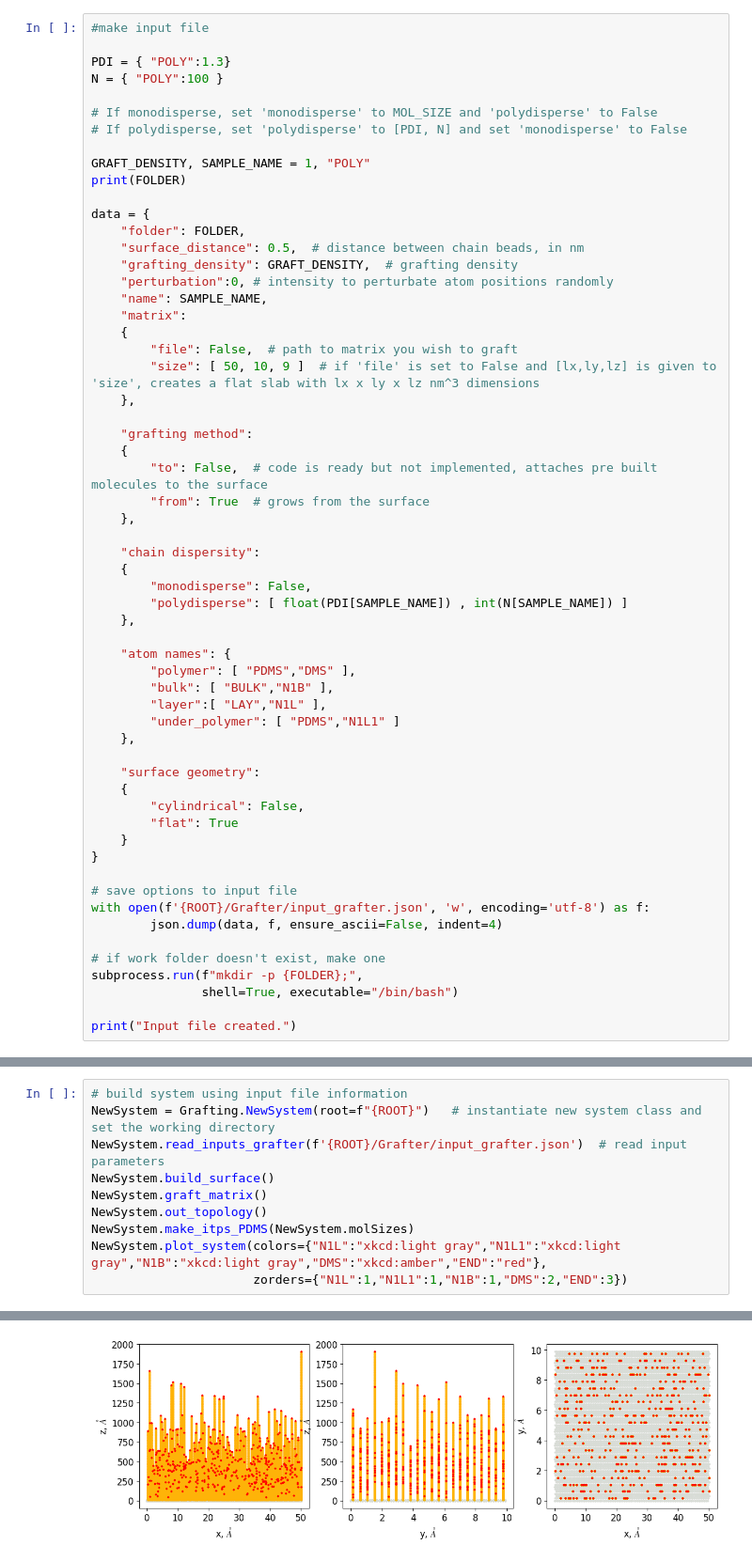
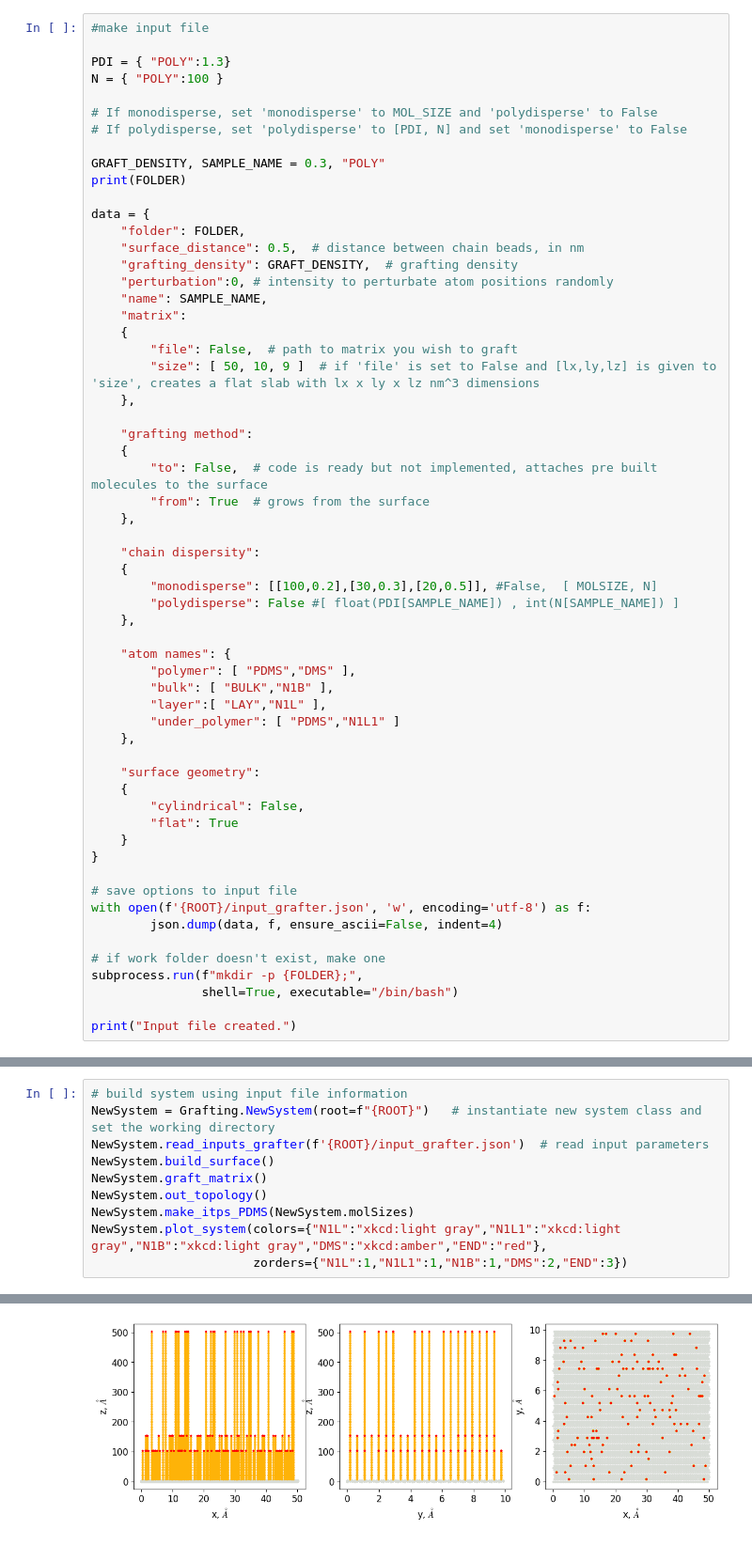
Before and after one commit to frasera00/PhD_Programs, a Jupyter notebook: Notebook_create_system_PDMS.ipynb, the cells around one changed output, grey strips where cells are left out. Shown at 94% size. Saved outputs shown, nothing was run; the diff lists cells and outputs as text.

Commit message:
Updated Grafting to include n-modal distributions

```diff
--- a/Notebook_create_system_PDMS.ipynb
+++ b/Notebook_create_system_PDMS.ipynb
@@ -29,7 +37,7 @@ N = { "POLY":100 }
 # If monodisperse, set 'monodisperse' to MOL_SIZE and 'polydisperse' to False
 # If polydisperse, set 'polydisperse' to [PDI, N] and set 'monodisperse' to False
 
-GRAFT_DENSITY, SAMPLE_NAME = 1, "POLY"
+GRAFT_DENSITY, SAMPLE_NAME = 0.3, "POLY"
 print(FOLDER)
 
 data = {
@@ -52,8 +60,8 @@ data = {
 
     "chain dispersity":
     {
-        "monodisperse": False,
-        "polydisperse": [ float(PDI[SAMPLE_NAME]) , int(N[SAMPLE_NAME]) ]
+        "monodisperse": [[100,0.2],[30,0.3],[20,0.5]], #False,  [ MOLSIZE, N]
+        "polydisperse": False #[ float(PDI[SAMPLE_NAME]) , int(N[SAMPLE_NAME]) ]
     },
 
     "atom names": {
@@ -71,7 +79,7 @@ data = {
 }
 
 # save options to input file
-with open(f'{ROOT}/Grafter/input_grafter.json', 'w', encoding='utf-8') as f:
+with open(f'{ROOT}/input_grafter.json', 'w', encoding='utf-8') as f:
         json.dump(data, f, ensure_ascii=False, indent=4)
 
 # if work folder doesn't exist, make one
@@ -85,7 +93,7 @@ Input file created.
 # %%
 # build system using input file information
 NewSystem = Grafting.NewSystem(root=f"{ROOT}")   # instantiate new system class and set the working directory
-NewSystem.read_inputs_grafter(f'{ROOT}/Grafter/input_grafter.json')  # read input parameters
+NewSystem.read_inputs_grafter(f'{ROOT}/input_grafter.json')  # read input parameters
 NewSystem.build_surface()
 NewSystem.graft_matrix()
 NewSystem.out_topology()
@@ -114,10 +119,10 @@ Number of molecules: 478  -  Number of spots: 2090  -  Max. grafting dens.: 4.36
 
 Generating itp files
 (<Figure size 1400x400 with 3 Axes>,
  array([<Axes: xlabel='x, $\\AA$', ylabel='z, $\\AA$'>,
         <Axes: xlabel='y, $\\AA$', ylabel='z, $\\AA$'>,
         <Axes: xlabel='x, $\\AA$', ylabel='y, $\\AA$'>], dtype=object))
-[figure, old version]
+[figure, new version]
 # %%
 NewSystem.plot_mol_distribution() # plot distribution of chain sizes
 # %% [output]
```
Also changed, not shown: parts of 4 cells of this notebook, 11 other files.
